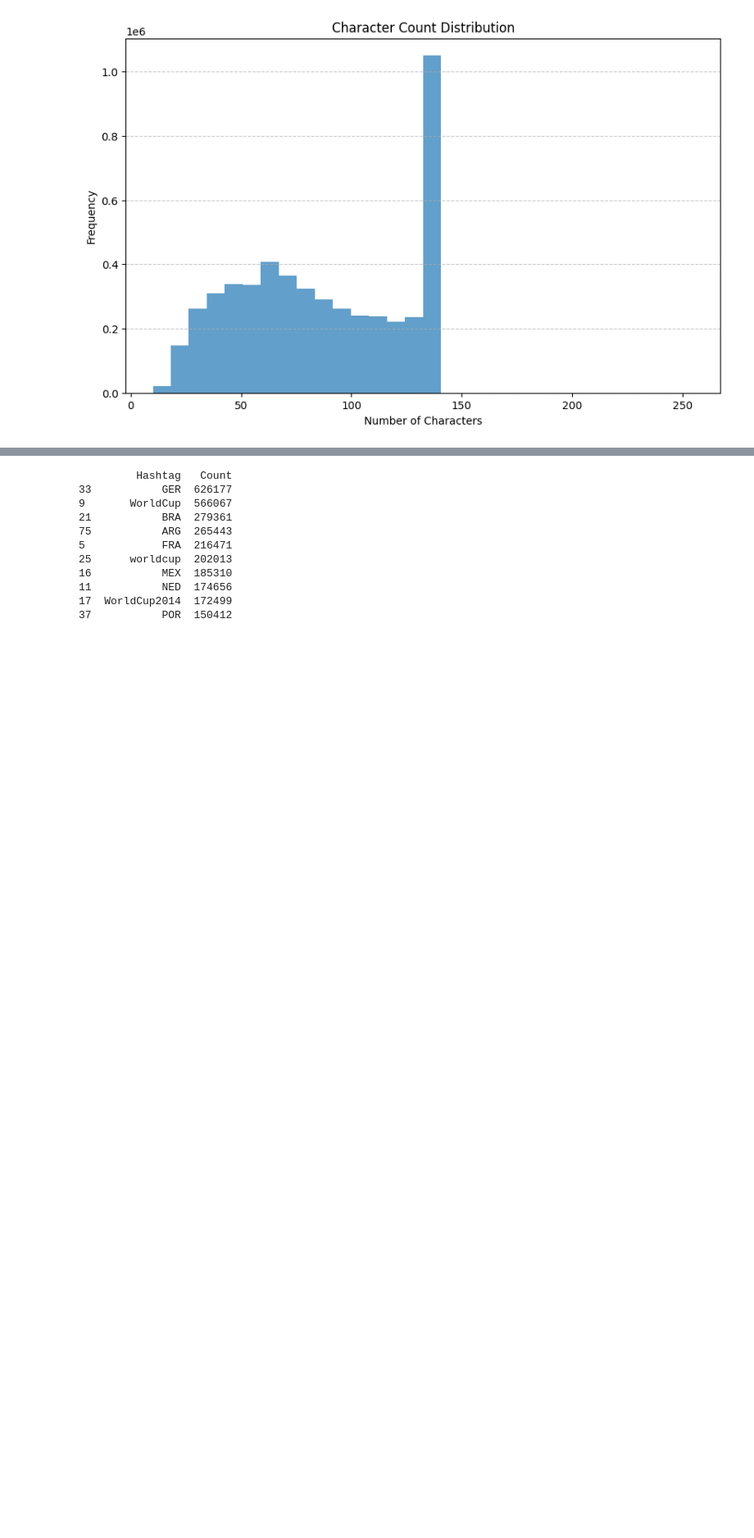
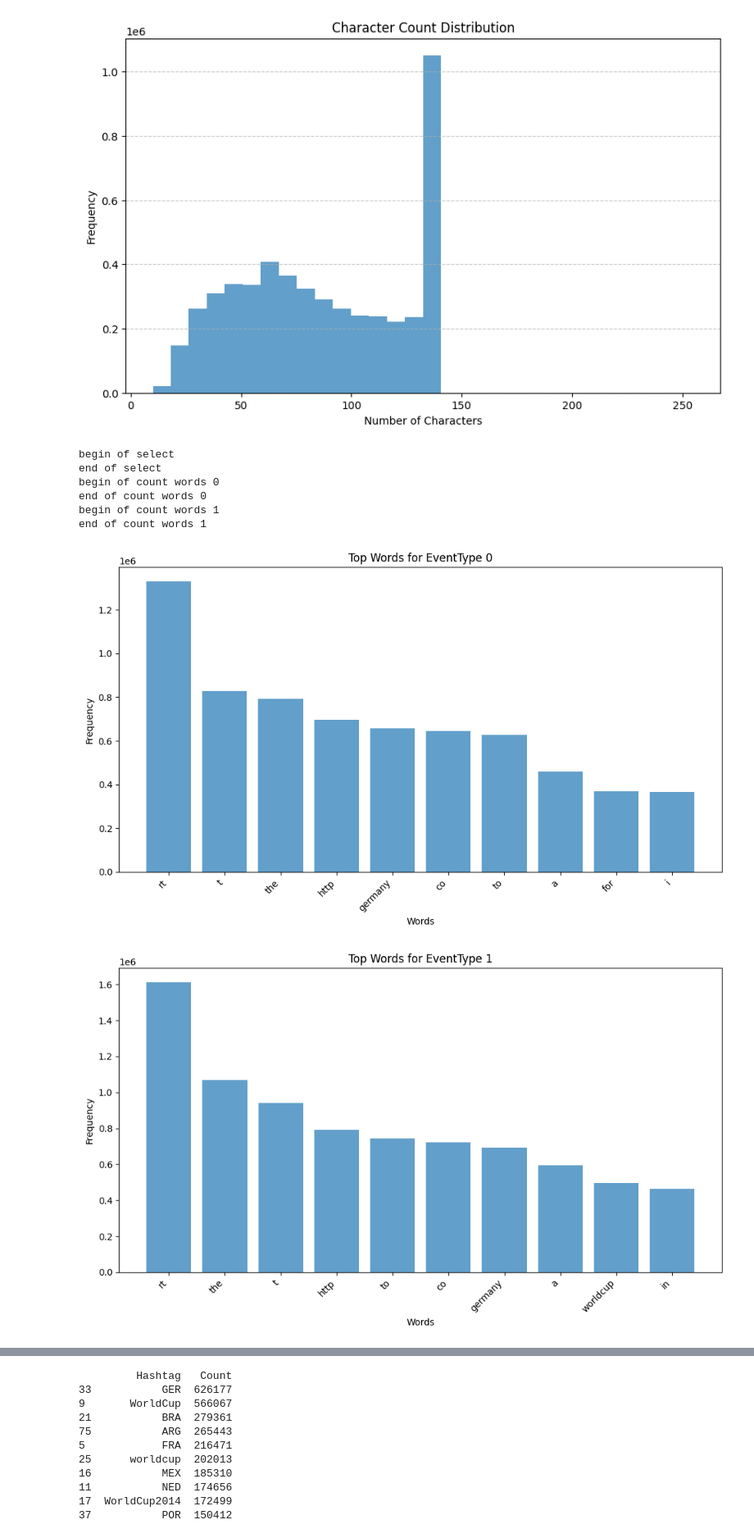
Before and after one commit to Alouloum/Challenge_CSC, a Jupyter notebook: notebooks/exploring_data.ipynb, the cells around one changed output, grey strips where cells are left out. Shown at 82% size. Drawn from its saved outputs; the diff is of its cells as text; code cells hidden in the pictures; blank space fills up the shorter version.

```diff
--- a/notebooks/exploring_data.ipynb
+++ b/notebooks/exploring_data.ipynb
@@ -70,3 +91,58 @@ plt.grid(axis='y', linestyle='--', alpha=0.7)
 plt.show()
 # %% [output]
 [figure]
+# %%
+from collections import Counter
+import re
+
+# Function to extract words from tweets
+def extract_words(text):
+    # Remove hashtags, mentions, and non-alphanumeric characters, and split into words
+    return re.findall(r'\b\w+\b', text.lower())
+
+# Filter tweets by EventType
+print('begin of select')
+event_type_0 = df[df['EventType'] == 0]['Tweet']
+event_type_1 = df[df['EventType'] == 1]['Tweet']
+print('end of select')
+
+# Count word frequencies for each EventType
+print('begin of count words 0')
+words_0 = Counter(word for tweet in event_type_0 for word in extract_words(tweet))
+print('end of count words 0')
+print('begin of count words 1')
+words_1 = Counter(word for tweet in event_type_1 for word in extract_words(tweet))
+print('end of count words 1')
+
+# Convert to DataFrames for easier analysis
+words_0_df = pd.DataFrame(words_0.most_common(10), columns=['Word', 'Count'])
+words_1_df = pd.DataFrame(words_1.most_common(10), columns=['Word', 'Count'])
+
+# Plot top words for EventType 0
+plt.figure(figsize=(10, 6))
+plt.bar(words_0_df['Word'], words_0_df['Count'], alpha=0.7)
+plt.title("Top Words for EventType 0")
+plt.xlabel("Words")
+plt.ylabel("Frequency")
+plt.xticks(rotation=45, ha='right')
+plt.tight_layout()
+plt.show()
+
+# Plot top words for EventType 1
+plt.figure(figsize=(10, 6))
+plt.bar(words_1_df['Word'], words_1_df['Count'], alpha=0.7)
+plt.title("Top Words for EventType 1")
+plt.xlabel("Words")
+plt.ylabel("Frequency")
+plt.xticks(rotation=45, ha='right')
+plt.tight_layout()
+plt.show()
+# %% [output]
+begin of select
+end of select
+begin of count words 0
+end of count words 0
+begin of count words 1
+end of count words 1
+[figure, added]
+[figure, added]
```
Also changed, not shown: parts of 2 cells of this notebook, 1 other file.
